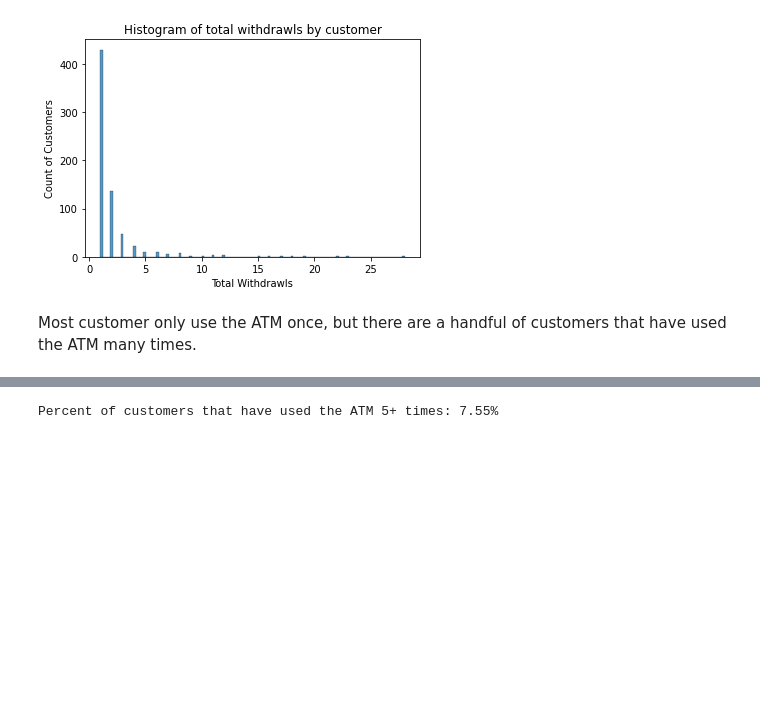
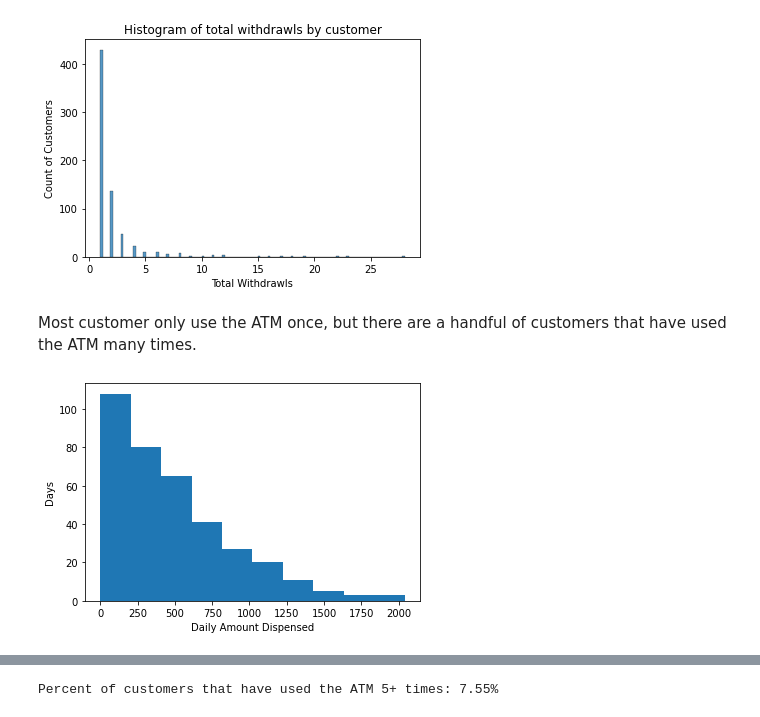
Before and after one commit to parkerburchett/Public-ATM, a Jupyter notebook: Exploratory Data Analysis.ipynb, the cells around one changed output, grey strips where cells are left out. Cells and saved outputs as stored; diff of their text form; code cells hidden in the pictures; blank space fills up the shorter version.

Commit message:
Added dist charts

```diff
--- a/Exploratory Data Analysis.ipynb
+++ b/Exploratory Data Analysis.ipynb
@@ -64,3 +64,11 @@ plt.show()
 [figure]
 # %% [markdown]
 Most customer only use the ATM once, but there are a handful of customers that have used the ATM many times.
+# %%
+daily_transactions = transaction_df.resample('D').sum()[1:-1]
+plt.hist(daily_transactions['amount_dispensed'])
+plt.xlabel('Daily Amount Dispensed')
+plt.ylabel('Days')
+plt.show()
+# %% [output]
+[figure, added]
```
Also changed, not shown: parts of 3 cells of this notebook.
